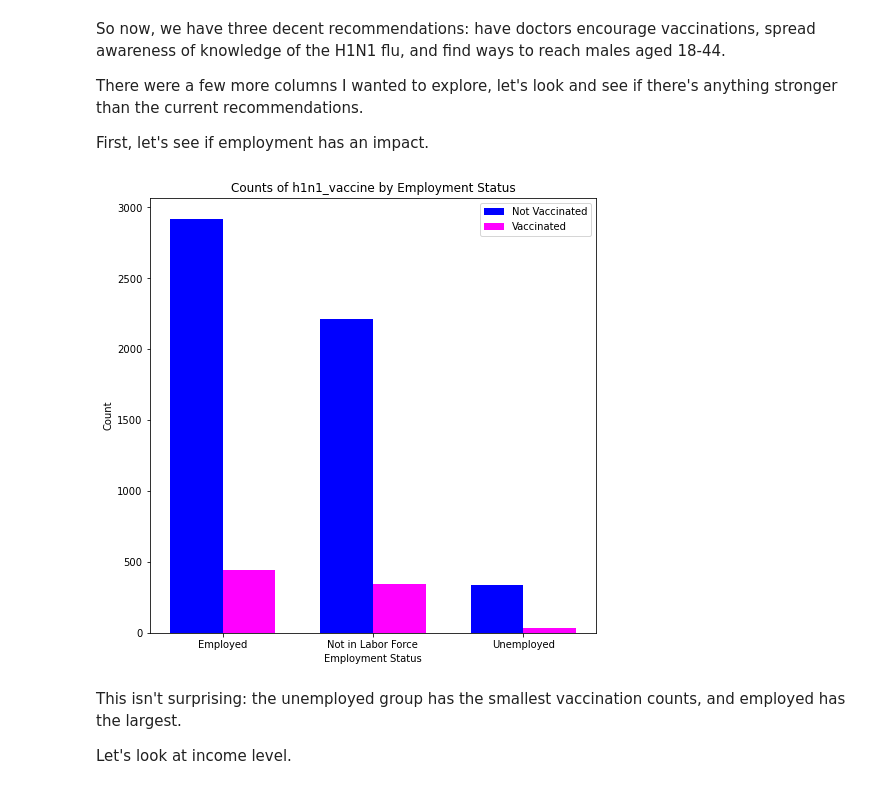
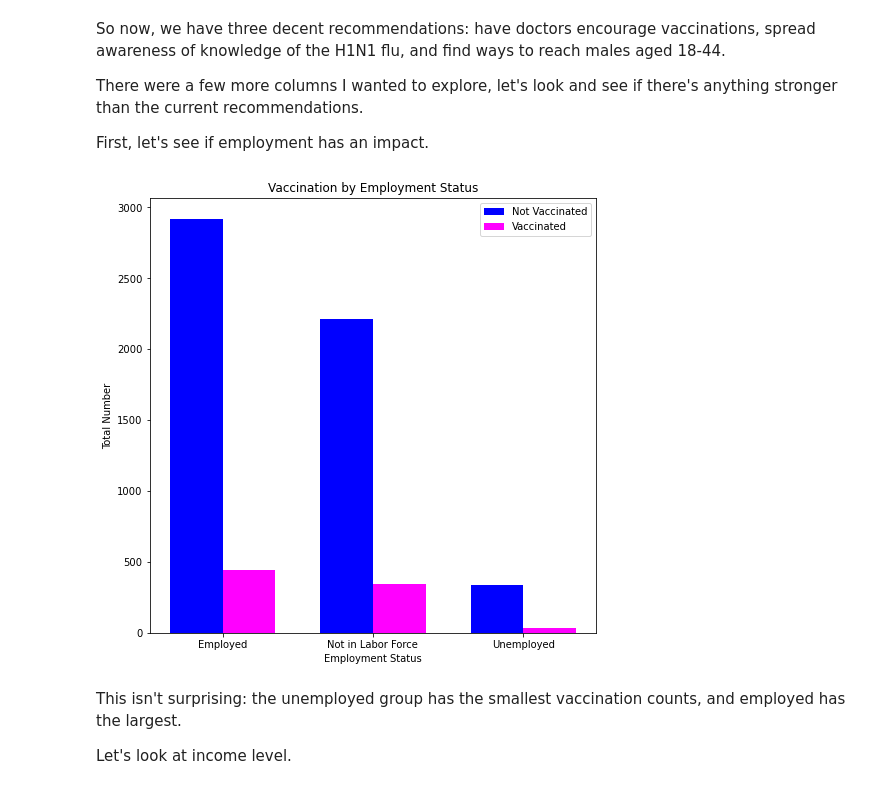
Before and after one commit to rachelhgoldstein/H1N1-Flu-Vaccines, a Jupyter notebook: Final_Notebook.ipynb, the cells around one changed output. Saved outputs shown, nothing was run; the diff lists cells and outputs as text; code cells hidden in the pictures.

```diff
--- a/Final_Notebook.ipynb
+++ b/Final_Notebook.ipynb
@@ -2082,30 +2082,30 @@ vacc_employment_status = vaccinated.groupby('employment_status')[['preds']].coun
 # %%
 # plot it
 employ_stat = vacc_employment_status.index
 
 fig, ax = plt.subplots(figsize=(8,8))
 bar_width = 0.35
 
 index = range(len(not_vacc_employment_status))
 x_not_vaccinated = [i - bar_width/2 for i in index]
 x_vaccinated = [i + bar_width/2 for i in index]
 
 
 ax.bar(x=x_not_vaccinated, height=not_vacc_employment_status['preds'].values,
        label='Not Vaccinated', width=bar_width, color='blue')
 
 ax.bar(x=x_vaccinated, height=vacc_employment_status['preds'].values,
        label='Vaccinated', width=bar_width, color='magenta')
 
 ax.set_xlabel('Employment Status')
-ax.set_ylabel('Count')
-ax.set_title('Counts of h1n1_vaccine by Employment Status')
+ax.set_ylabel('Total Number')
+ax.set_title('Vaccination by Employment Status')
 ax.set_xticks(index)
 ax.set_xticklabels(employ_stat)
 ax.legend()
 plt.show();
 # %% [output]
-[figure, old version]
+[figure, new version]
 # %% [markdown]
 This isn't surprising: the unemployed group has the smallest vaccination counts, and employed has the largest.
 
```
Also changed, not shown: parts of 12 cells of this notebook, 4 other files.
